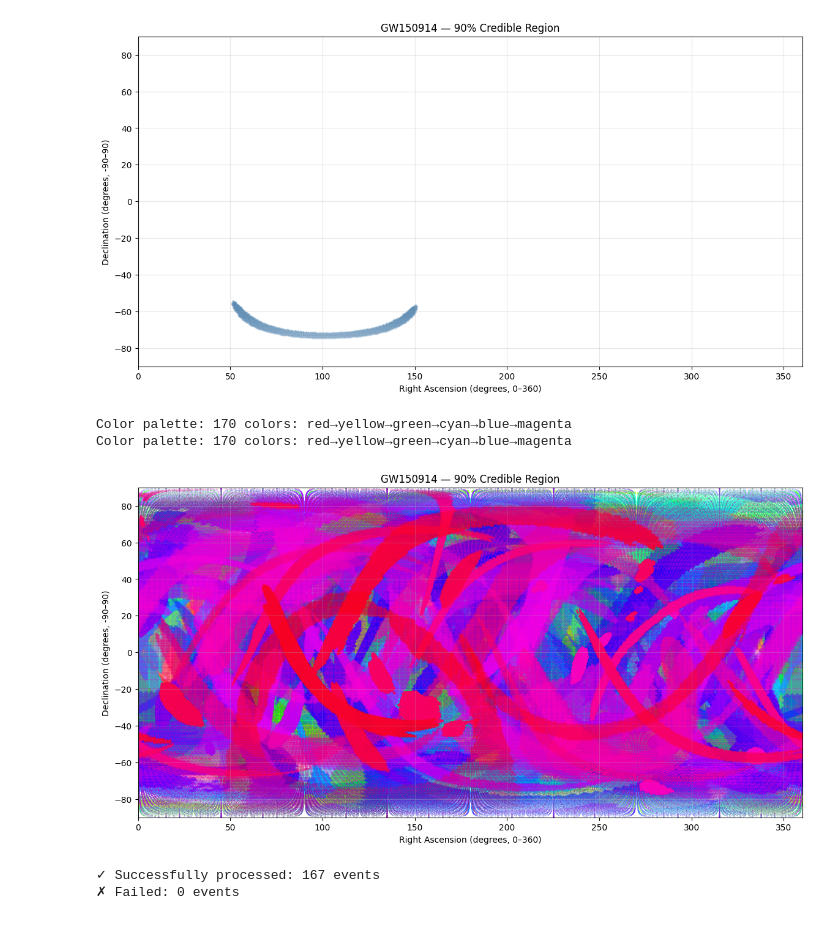
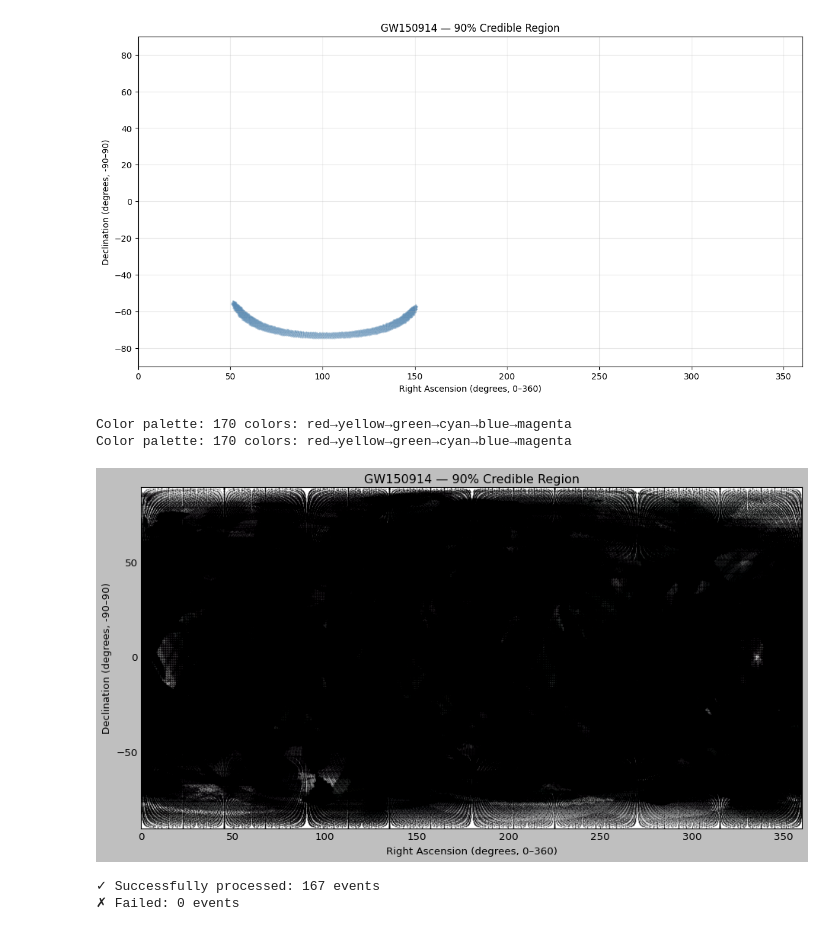
Before and after one commit to ZoeyZhu2/BBH-Visualization, a Jupyter notebook: bbh_visualization.ipynb, the cells around one changed output. Saved outputs shown, nothing was run; the diff lists cells and outputs as text; code cells hidden in the pictures.

```diff
--- a/bbh_visualization.ipynb
+++ b/bbh_visualization.ipynb
@@ -356,6 +356,7 @@ plt.figure(figsize=(14, 7))
 plt.xlabel("Right Ascension (degrees, 0–360)")
 plt.ylabel("Declination (degrees, -90–90)")
 plt.title("GW150914 — 90% Credible Region")
+plt.style.use('classic')
 #Sets axis ranges to match standard astronomical coordinates.
 plt.xlim(0, 360)
 plt.ylim(-90, 90)
@@ -396,35 +397,35 @@ for i, filename in enumerate(skymap_files):
 
         # Make a binary map: 1 inside 90% region, 0 outside
         confidence_map = np.zeros(len(skymap_ring)) #reates a new array of zeros, same length as the skymap.
         confidence_map[sorted_indices[:threshold]] = 1.0 #make binary map where every pixel up to the threshold is set to 1.0
 
         # Convert pixels to RA/Dec coordinates
         nside = hp.npix2nside(len(confidence_map)) #Determines the HEALPix resolution level (NSIDE) from the total number of pixels.
         npix = len(confidence_map) #total pixel count
         theta, phi = hp.pix2ang(nside, np.arange(npix), nest=False) #Converts all pixel indices to spherical coordinates: theta (colatitude) and phi (longitude)
 
         dec = 90 - np.degrees(theta)  # convert to declination (-90 to 90)
         ra = np.degrees(phi)           # convert to RA (0 to 360)
 
         # Get only the pixels inside the 90% region
         inside = confidence_map == 1.0
 
         #adding to scatterplot
         plt.scatter(ra[inside], dec[inside], s=0.01, c=[color], alpha=0.7)
         successful += 1
 
     except Exception as e:
         failed += 1
         print(f"  ERROR processing {event_name}: {str(e)[:50]}")
 
 
-# plt.show()
+plt.show()
 print(f"\n✓ Successfully processed: {successful} events")
 print(f"✗ Failed: {failed} events")
 # %% [output]
 Color palette: 170 colors: red→yellow→green→cyan→blue→magenta
 Color palette: 170 colors: red→yellow→green→cyan→blue→magenta
-[figure, old version]
+[figure, new version]
 ✓ Successfully processed: 167 events
 ✗ Failed: 0 events
 # %%
```
Also changed, not shown: parts of 3 cells of this notebook.
